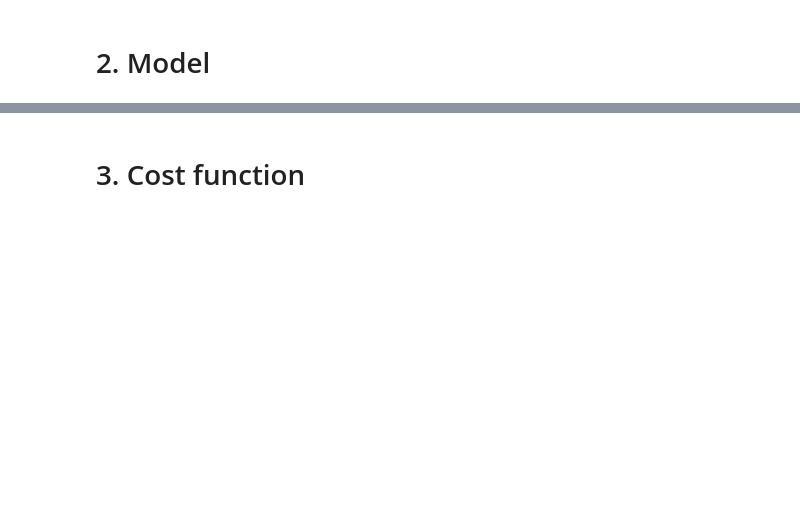
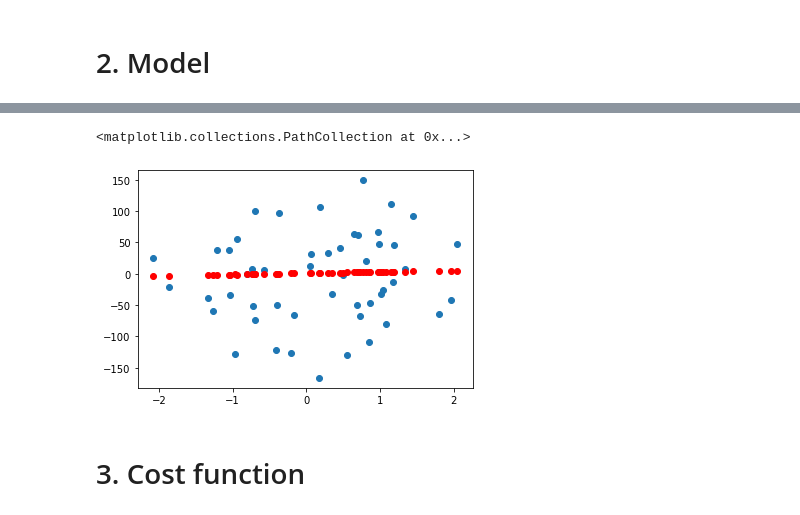
Before and after one commit to Benjamin-Ousmane/Data_Science, a Jupyter notebook: machineLearnia/linearRegression.ipynb, the cells around one changed output, grey strips where cells are left out. Saved outputs shown, nothing was run; the diff lists cells and outputs as text; code cells hidden in the pictures; blank space fills up the shorter version.

```diff
--- a/machineLearnia/linearRegression.ipynb
+++ b/machineLearnia/linearRegression.ipynb
@@ -63,3 +68,10 @@ plt.plot(x, model(X, theta), c='r')
+# %%
+# compare initial model with data (view with the second feature)
+plt.scatter(x[:,1], y)
+plt.scatter(x[:,1], model(X, theta), c='r')
+# %% [output]
+<matplotlib.collections.PathCollection at 0x...>
+[figure, added]
 # %% [markdown]
 # 3. Cost function
 # %%
```
Also changed, not shown: parts of 13 cells of this notebook, 1 other file.
